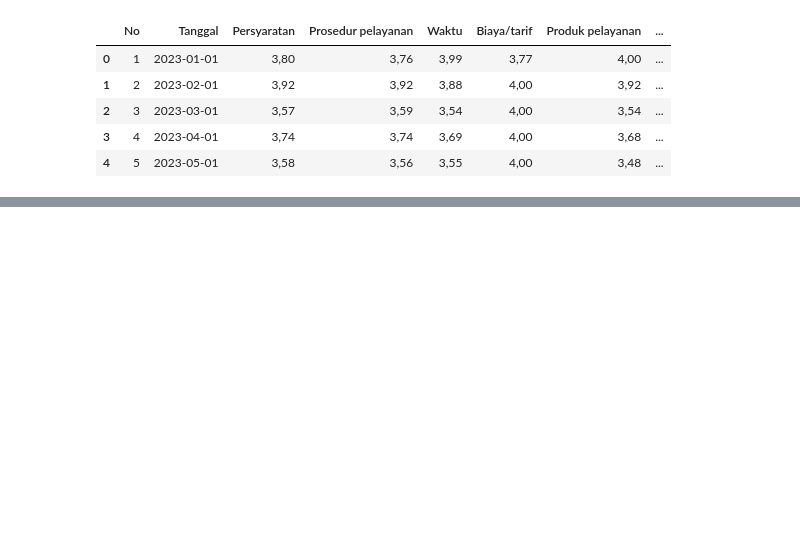
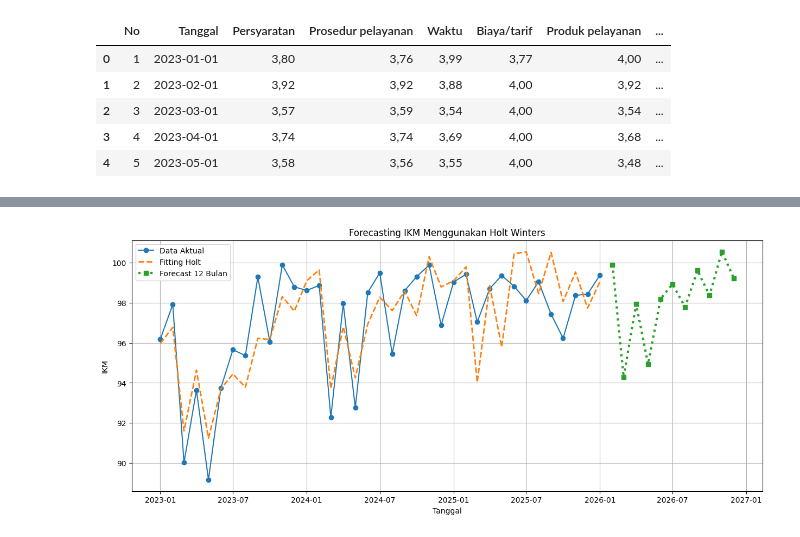
Before and after one commit to Nuril-Amada/Website-Dispusip-New, a Jupyter notebook: forecasting.ipynb, the cells around one changed output, grey strips where cells are left out. Saved outputs shown, nothing was run; the diff lists cells and outputs as text; code cells hidden in the pictures; blank space fills up the shorter version.

```diff
--- a/forecasting.ipynb
+++ b/forecasting.ipynb
@@ -276,0 +208,2 @@ plt.show()
+# %%
+fitted_values = final_fit.fittedvalues
@@ -276,0 +237,15 @@ plt.show()
+# %%
+forecast_12 = final_fit.forecast(11)
+# %%
+future_dates = pd.date_range(
+    start=ts.index.max() + pd.DateOffset(months=1),
+    periods=11,
+    freq='MS'
+)
+# %%
+forecast_df = pd.DataFrame({
+    'Tanggal': future_dates,
+    'Forecast Holt': forecast_12.values
+})
+
+forecast_df
@@ -276,0 +265,42 @@ plt.show()
+# %%
+plt.figure(figsize=(15,6))
+
+plt.plot(
+    historical_fit['Tanggal'],
+    historical_fit['IKM Aktual'],
+    marker='o',
+    label='Data Aktual'
+)
+
+plt.plot(
+    historical_fit['Tanggal'],
+    historical_fit['Fitting Holt'],
+    linestyle='--',
+    linewidth=2,
+    label='Fitting Holt'
+)
+
+plt.plot(
+    forecast_df['Tanggal'],
+    forecast_df['Forecast Holt'],
+    marker='s',
+    linestyle=':',
+    linewidth=3,
+    label='Forecast 12 Bulan'
+)
+
+plt.title(
+    'Forecasting IKM Menggunakan Holt Winters'
+)
+
+plt.xlabel('Tanggal')
+
+plt.ylabel('IKM')
+
+plt.legend()
+
+plt.grid(True)
+
+plt.show()
+# %% [output]
+[figure, added]
```
Also changed, not shown: parts of 34 cells of this notebook, 9 other files.
